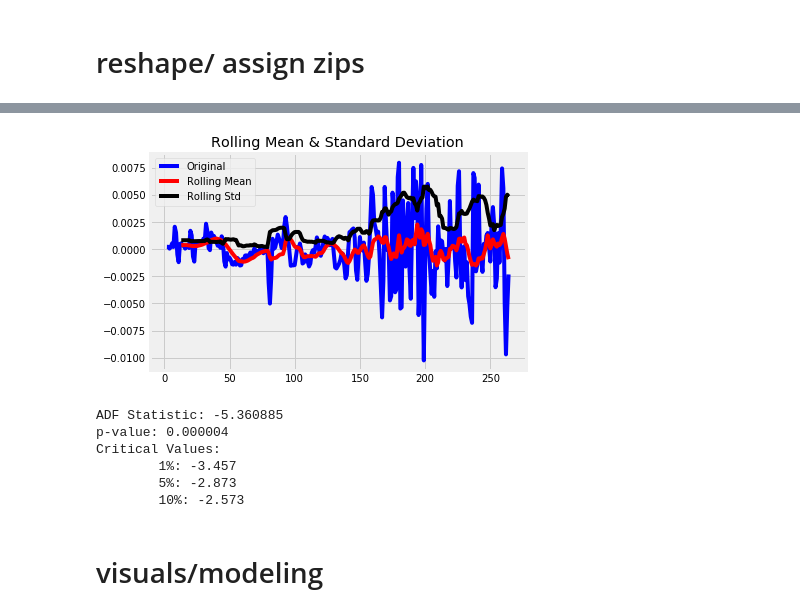
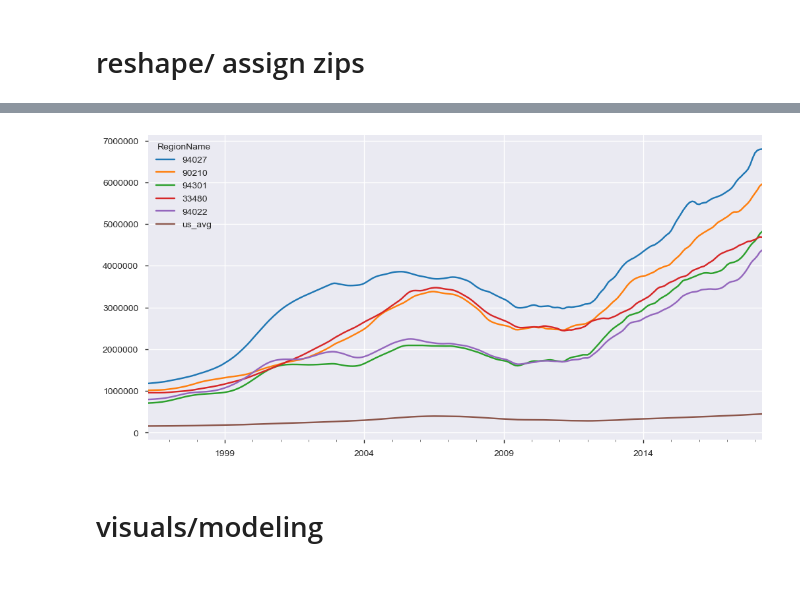
Before and after one commit to janellejolliff/zillow-analysis-and-forecasting, a Jupyter notebook: proj_3_zillow.ipynb, the cells around one changed output, grey strips where cells are left out. Cells and saved outputs as stored; diff of their text form; code cells hidden in the pictures; blank space fills up the shorter version.

```diff
--- a/proj_3_zillow.ipynb
+++ b/proj_3_zillow.ipynb
@@ -255,10 +370,14 @@ for zc in (zip_1, zip_2, zip_3, zip_4, zip_5):
-# %%
-test_stationarity(zip_1.y[2:])
-# %% [output]
-[figure, removed]
-ADF Statistic: -5.360885
-p-value: 0.000004
-Critical Values:
-        1%: -3.457
-        5%: -2.873
-        10%: -2.573
+# %%
+# assigning zip codes to variables with respect in descending order of "best"
+zip_1 = z_df[['94027']].copy()
+zip_2 = z_df[['90210']].copy()
+zip_3 = z_df[['94301']].copy()
+zip_4 = z_df[['33480']].copy()
+zip_5 = z_df[['94022']].copy()
+# average to compare to top zip codes
+z_df['us_avg'] = z_df.mean(axis=1)
+zcs = zip_1, zip_2, zip_3, zip_4, zip_5
+# %%
+z_df[['94027', '90210', '94301', '33480', '94022', 'us_avg']].plot(figsize =(12, 6));
+# %% [output]
+[figure, added]
```
Also changed, not shown: parts of 87 cells of this notebook.
